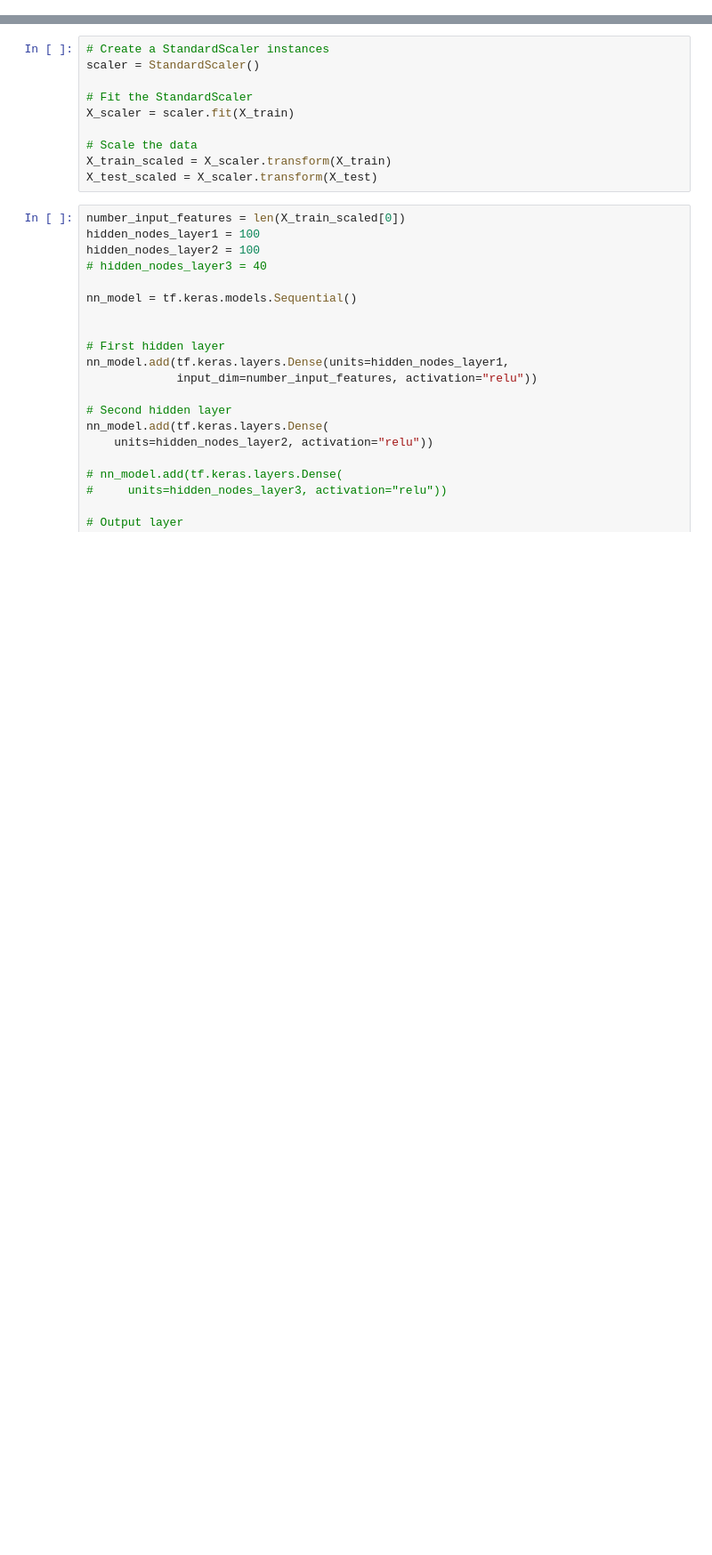
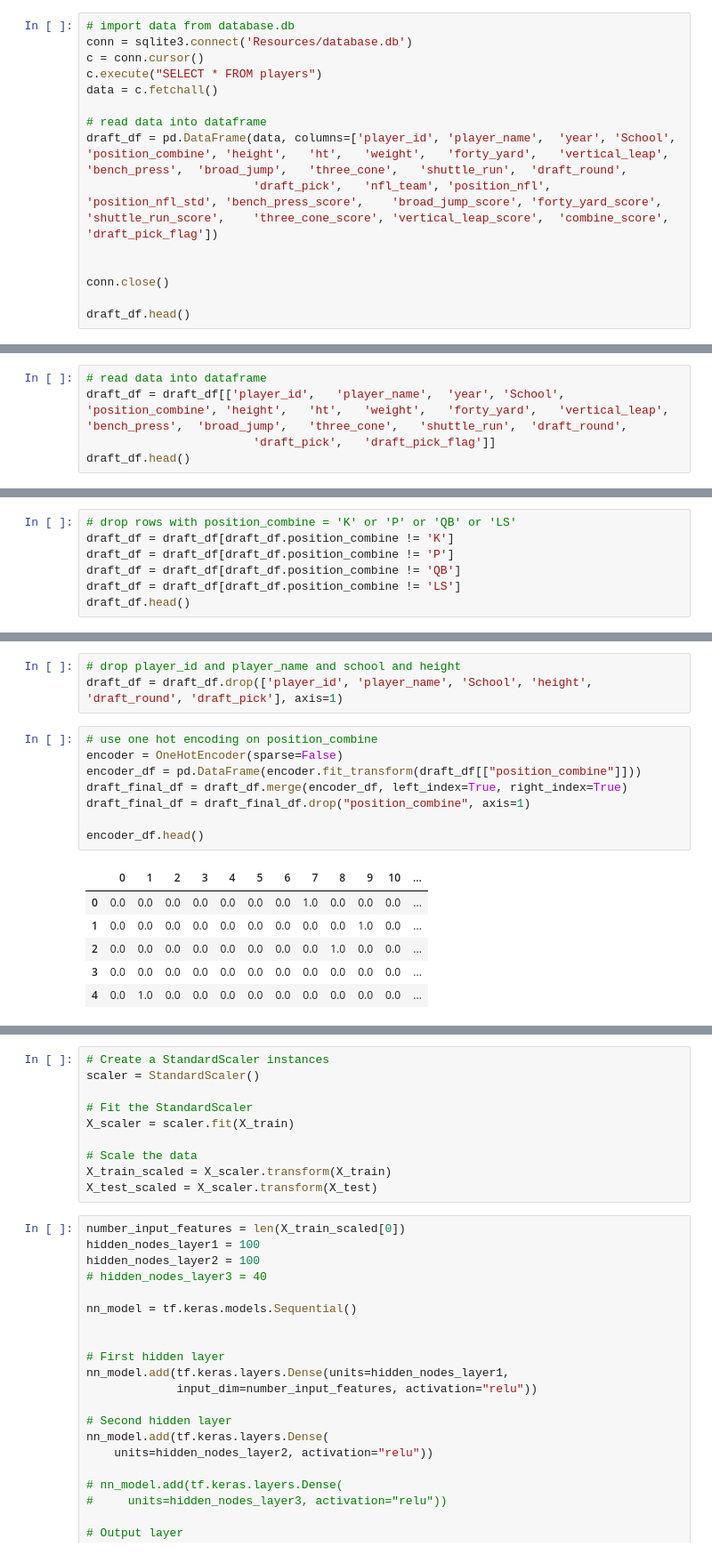
Before and after one commit to CharlesQuinn1/project_4_fantasy_football, a Jupyter notebook: feeble attempt at model.ipynb, the cells around one changed output, grey strips where cells are left out. Shown: that part at 89% size. Cells and saved outputs as stored; diff of their text form; blank space fills up the shorter version.

```diff
--- a/feeble attempt at model.ipynb
+++ b/feeble attempt at model.ipynb
@@ -378,0 +29,15 @@ df_QB_stat1.hvplot.scatter(
+# %%
+# import data from database.db
+conn = sqlite3.connect('Resources/database.db')
+c = conn.cursor()
+c.execute("SELECT * FROM players")
+data = c.fetchall()
+
+# read data into dataframe
+draft_df = pd.DataFrame(data, columns=['player_id',	'player_name',	'year',	'School',	'position_combine',	'height',	'ht',	'weight',	'forty_yard',	'vertical_leap',	'bench_press',	'broad_jump',	'three_cone',	'shuttle_run',	'draft_round',
+                        'draft_pick',	'nfl_team',	'position_nfl',	'position_nfl_std',	'bench_press_score',	'broad_jump_score',	'forty_yard_score',	'shuttle_run_score',	'three_cone_score',	'vertical_leap_score',	'combine_score',	'draft_pick_flag'])
+
+
+conn.close()
+
+draft_df.head()
@@ -378,0 +51,5 @@ df_QB_stat1.hvplot.scatter(
+# %%
+# read data into dataframe
+draft_df = draft_df[['player_id',	'player_name',	'year',	'School',	'position_combine',	'height',	'ht',	'weight',	'forty_yard',	'vertical_leap',	'bench_press',	'broad_jump',	'three_cone',	'shuttle_run',	'draft_round',
+                        'draft_pick',	'draft_pick_flag']]
+draft_df.head()
@@ -378,0 +63,7 @@ df_QB_stat1.hvplot.scatter(
+# %%
+# drop rows with position_combine = 'K' or 'P' or 'QB' or 'LS'
+draft_df = draft_df[draft_df.position_combine != 'K']
+draft_df = draft_df[draft_df.position_combine != 'P']
+draft_df = draft_df[draft_df.position_combine != 'QB']
+draft_df = draft_df[draft_df.position_combine != 'LS']
+draft_df.head()
@@ -379,2 +77,20 @@ df_QB_stat1.hvplot.scatter(
+# %%
+# drop player_id and player_name and school and height
+draft_df = draft_df.drop(['player_id', 'player_name', 'School', 'height', 'draft_round', 'draft_pick'], axis=1)
+# %%
+# use one hot encoding on position_combine
+encoder = OneHotEncoder(sparse=False)
+encoder_df = pd.DataFrame(encoder.fit_transform(draft_df[["position_combine"]]))
+draft_final_df = draft_df.merge(encoder_df, left_index=True, right_index=True)
+draft_final_df = draft_final_df.drop("position_combine", axis=1)
+
+encoder_df.head()
+# %% [output]
+|  | 0 | 1 | 2 | 3 | 4 | 5 | 6 | 7 | 8 | 9 | 10 | ... |
+| 0 | 0.0 | 0.0 | 0.0 | 0.0 | 0.0 | 0.0 | 0.0 | 1.0 | 0.0 | 0.0 | 0.0 | ... |
+| 1 | 0.0 | 0.0 | 0.0 | 0.0 | 0.0 | 0.0 | 0.0 | 0.0 | 0.0 | 1.0 | 0.0 | ... |
+| 2 | 0.0 | 0.0 | 0.0 | 0.0 | 0.0 | 0.0 | 0.0 | 0.0 | 1.0 | 0.0 | 0.0 | ... |
+| 3 | 0.0 | 0.0 | 0.0 | 0.0 | 0.0 | 0.0 | 0.0 | 0.0 | 0.0 | 0.0 | 0.0 | ... |
+| 4 | 0.0 | 1.0 | 0.0 | 0.0 | 0.0 | 0.0 | 0.0 | 0.0 | 0.0 | 0.0 | 0.0 | ... |
 # %%
 # Split our preprocessed data into our features and target arrays
```
Also changed, not shown: parts of 40 cells of this notebook.
